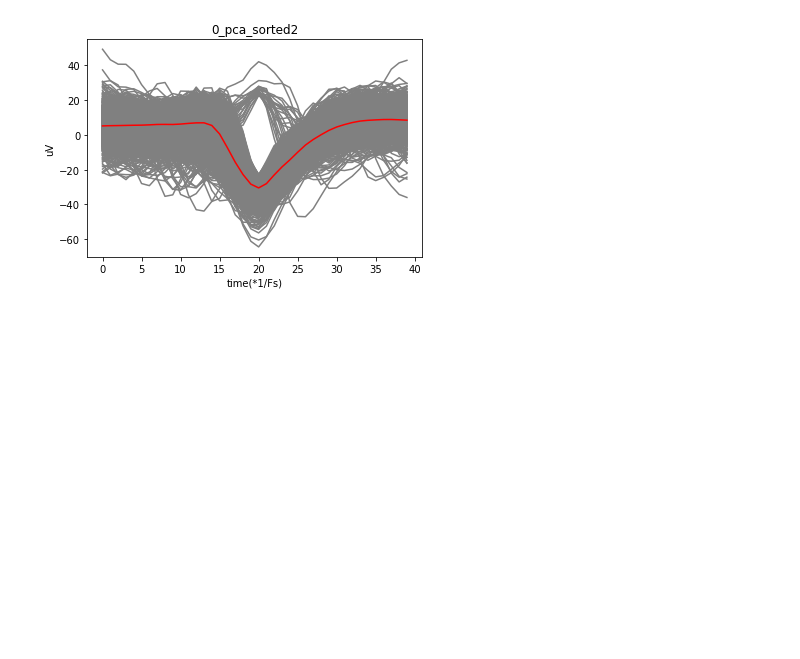
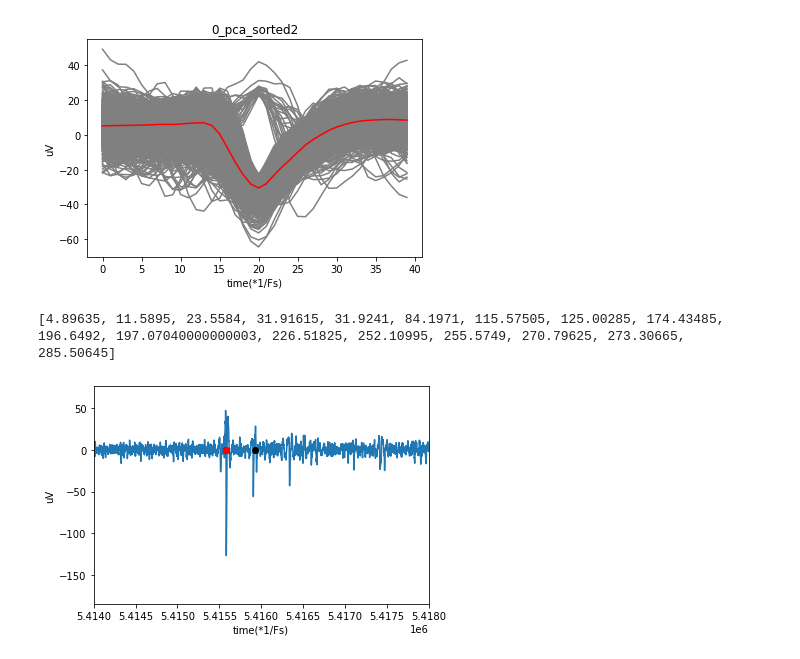
Before and after one commit to luckyeric320/ProjectSpikeSorting, a Jupyter notebook: Sorter/neoDemo.ipynb, the cells around one changed output. Saved outputs shown, nothing was run; the diff lists cells and outputs as text; code cells hidden in the pictures; blank space fills up the shorter version.

```diff
--- a/Sorter/neoDemo.ipynb
+++ b/Sorter/neoDemo.ipynb
@@ -184,3 +189,14 @@ pca_sorted.plot_neuron(0)
 [figure]
 [figure]
 [figure]
+# %%
+plt.plot(spikes.data[:,0],zorder=1)
+plt.scatter(neurons.time_points[0]*Fs,np.zeros([len(neurons.time_points[0])]),color='r',zorder=3)
+plt.scatter(neo_neurons.time_points[0]*Fs,np.zeros([len(neo_neurons.time_points[0])]),color='k',zorder=2)
+plt.xlim([270.7*Fs,270.9*Fs])
+plt.xlabel('time(*1/Fs)')
+plt.ylabel('uV')
+print([x for x in neo_neurons.time_points[0] if x not in neurons.time_points[0]])
+# %% [output]
+[4.89635, 11.5895, 23.5584, 31.91615, 31.9241, 84.1971, 115.57505, 125.00285, 174.43485, 196.6492, 197.07040000000003, 226.51825, 252.10995, 255.5749, 270.79625, 273.30665, 285.50645]
+[figure, added]
```
Also changed, not shown: parts of 6 cells of this notebook, 1 other file.
